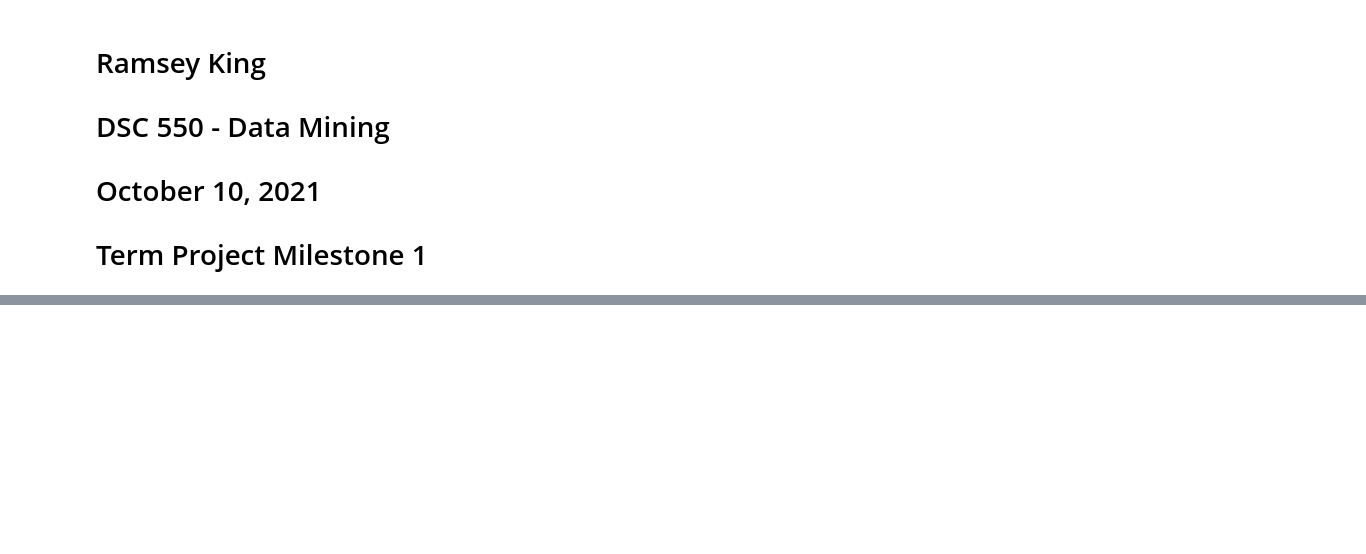
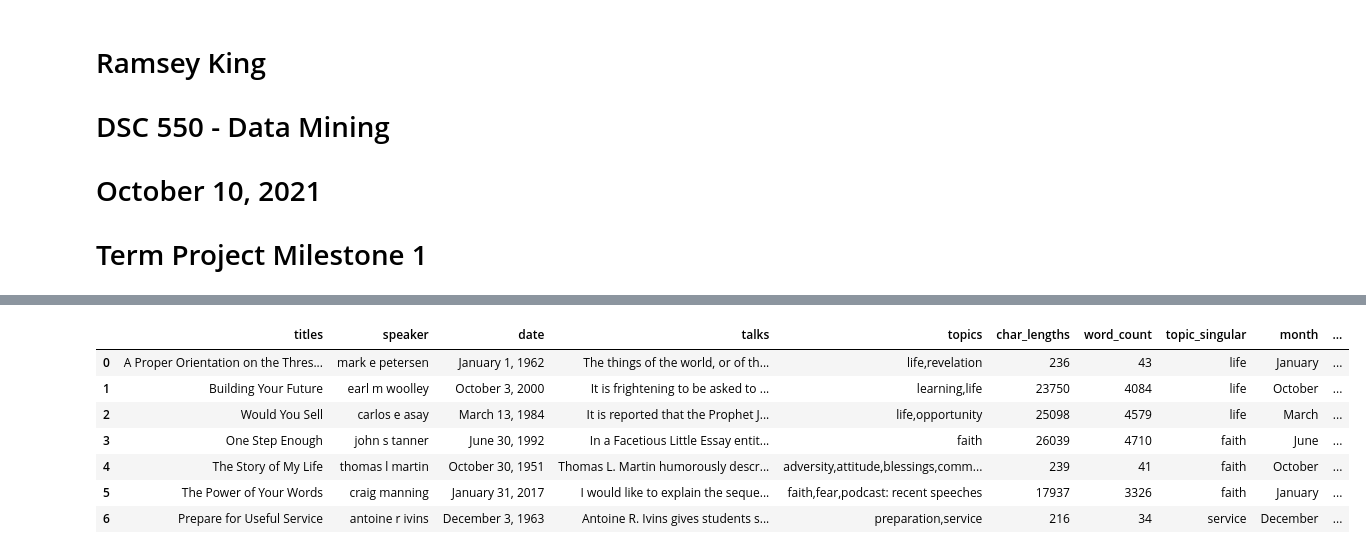
Before and after one commit to ramsey-king/DSC-550-Data-Mining, a Jupyter notebook: Term Project/King_Ramsey_Milestone1.ipynb, the cells around one changed output, grey strips where cells are left out. Cells and saved outputs as stored; diff of their text form; code cells hidden in the pictures; blank space fills up the shorter version.

```diff
--- a/Term Project/King_Ramsey_Milestone1.ipynb
+++ b/Term Project/King_Ramsey_Milestone1.ipynb
@@ -110,0 +101,12 @@ df.head(10)
+# %%
+# Take a peek at the data
+df.head(7)
+# %% [output]
+|  | titles | speaker | date | talks | topics | char_lengths | word_count | topic_singular | month | ... |
+| 0 | A Proper Orientation on the Thres... | mark e petersen | January 1, 1962 | The things of the world, or of th... | life,revelation | 236 | 43 | life | January | ... |
+| 1 | Building Your Future | earl m woolley | October 3, 2000 | It is frightening to be asked to ... | learning,life | 23750 | 4084 | life | October | ... |
+| 2 | Would You Sell | carlos e asay | March 13, 1984 | It is reported that the Prophet J... | life,opportunity | 25098 | 4579 | life | March | ... |
+| 3 | One Step Enough | john s tanner | June 30, 1992 | In a Facetious Little Essay entit... | faith | 26039 | 4710 | faith | June | ... |
+| 4 | The Story of My Life | thomas l martin | October 30, 1951 | Thomas L. Martin humorously descr... | adversity,attitude,blessings,comm... | 239 | 41 | faith | October | ... |
+| 5 | The Power of Your Words | craig manning | January 31, 2017 | I would like to explain the seque... | faith,fear,podcast: recent speeches | 17937 | 3326 | faith | January | ... |
+| 6 | Prepare for Useful Service | antoine r ivins | December 3, 1963 | Antoine R. Ivins gives students s... | preparation,service | 216 | 34 | service | December | ... |
```
Also changed, not shown: parts of 4 cells of this notebook.
